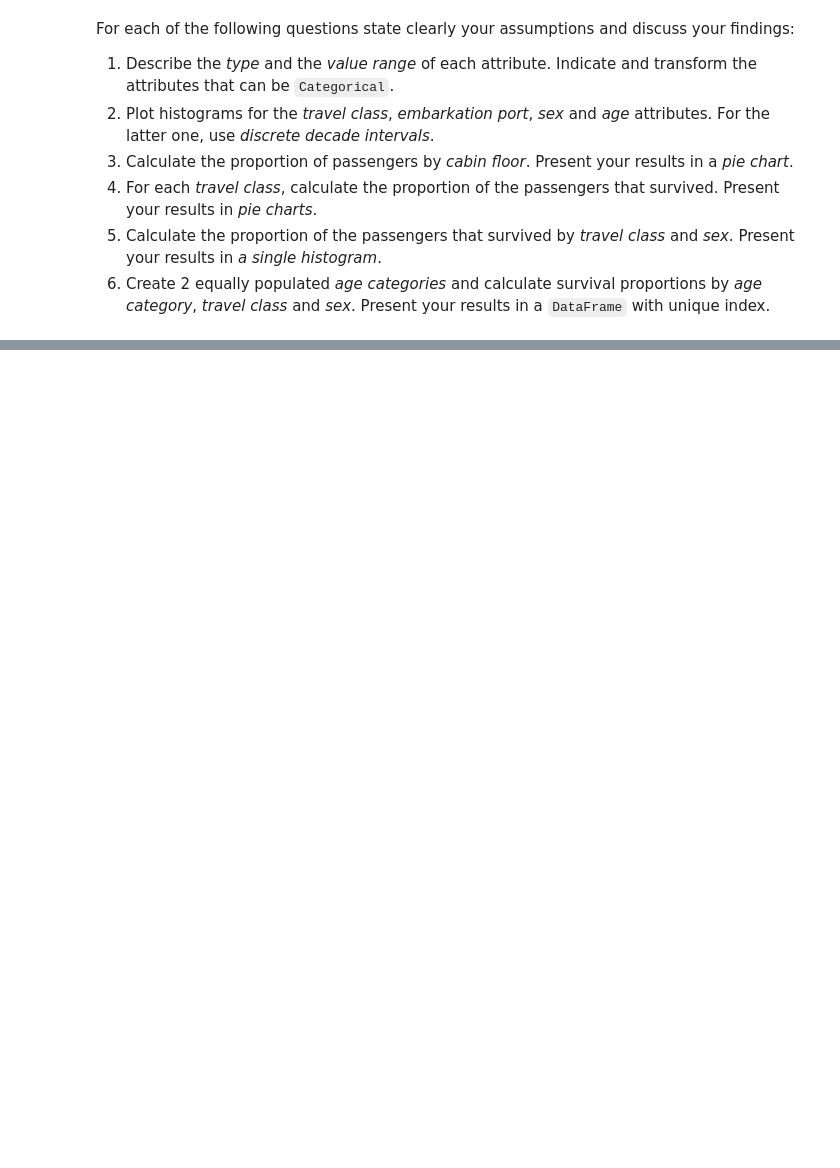
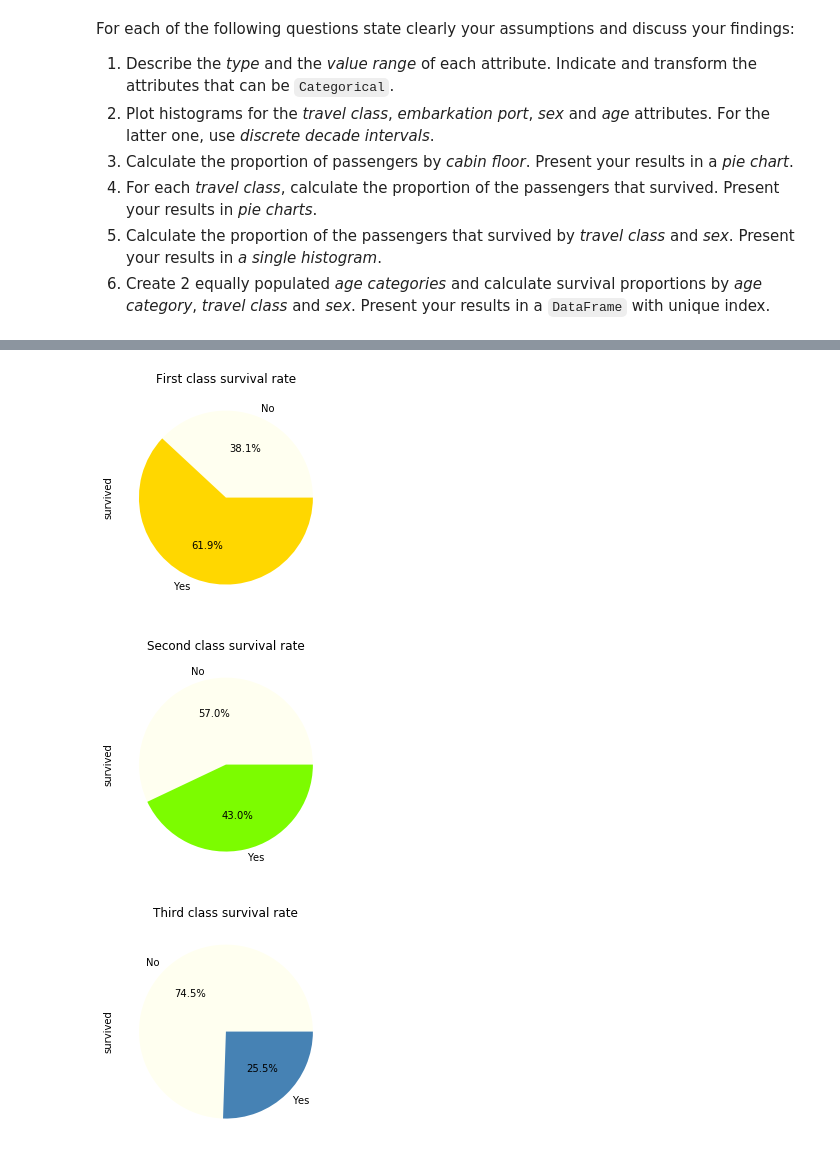
Before and after one commit to Redouane-Elghazi/ADA_ENPantouFLeS, a Jupyter notebook: HW1/Homework 1.ipynb, the cells around one changed output, grey strips where cells are left out. Saved outputs shown, nothing was run; the diff lists cells and outputs as text; code cells hidden in the pictures; blank space fills up the shorter version.

```diff
--- a/HW1/Homework 1.ipynb
+++ b/HW1/Homework 1.ipynb
@@ -66,3 +223,10 @@ Use pandas to import the data file `Data/titanic.xls`. It contains data on all t
 # %%
 from IPython.core.display import HTML
 HTML(filename=DATA_FOLDER+'/titanic.html')
+
+
+import numpy as np
+import matplotlib.pyplot as plt
+
+%matplotlib inline
+t_db = pd.read_excel(DATA_FOLDER+'/titanic.xls')
@@ -112,0 +303,28 @@ For each of the following questions state clearly your assumptions and discuss y
+# %%
+## 4-
+
+# Get a circular pie chart
+fig, ax = plt.subplots()
+ax.set(aspect="equal")
+
+t_db[t_db.pclass==1]['survived'].value_counts().sort_index().plot(kind='pie',y='survived',labels=['No','Yes'],colors=['ivory','gold'], autopct='%.1f%%')
+plt.title("First class survival rate")
+plt.show()
+
+# Get a circular pie chart
+fig, ax = plt.subplots()
+ax.set(aspect="equal")
+t_db[t_db.pclass==2]['survived'].value_counts().sort_index().plot(kind='pie',y='survived',labels=['No','Yes'],colors=['ivory','lawngreen'], autopct='%.1f%%')
+plt.title("Second class survival rate")
+plt.show()
+
+# Get a circular pie chart
+fig, ax = plt.subplots()
+ax.set(aspect="equal")
+t_db[t_db.pclass==3]['survived'].value_counts().sort_index().plot(kind='pie',y='survived',labels=['No','Yes'],colors=['ivory','steelblue'], autopct='%.1f%%')
+plt.title("Third class survival rate")
+plt.show()
+# %% [output]
+[figure, added]
+[figure, added]
+[figure, added]
```
Also changed, not shown: parts of 22 cells of this notebook, 1 other file.
